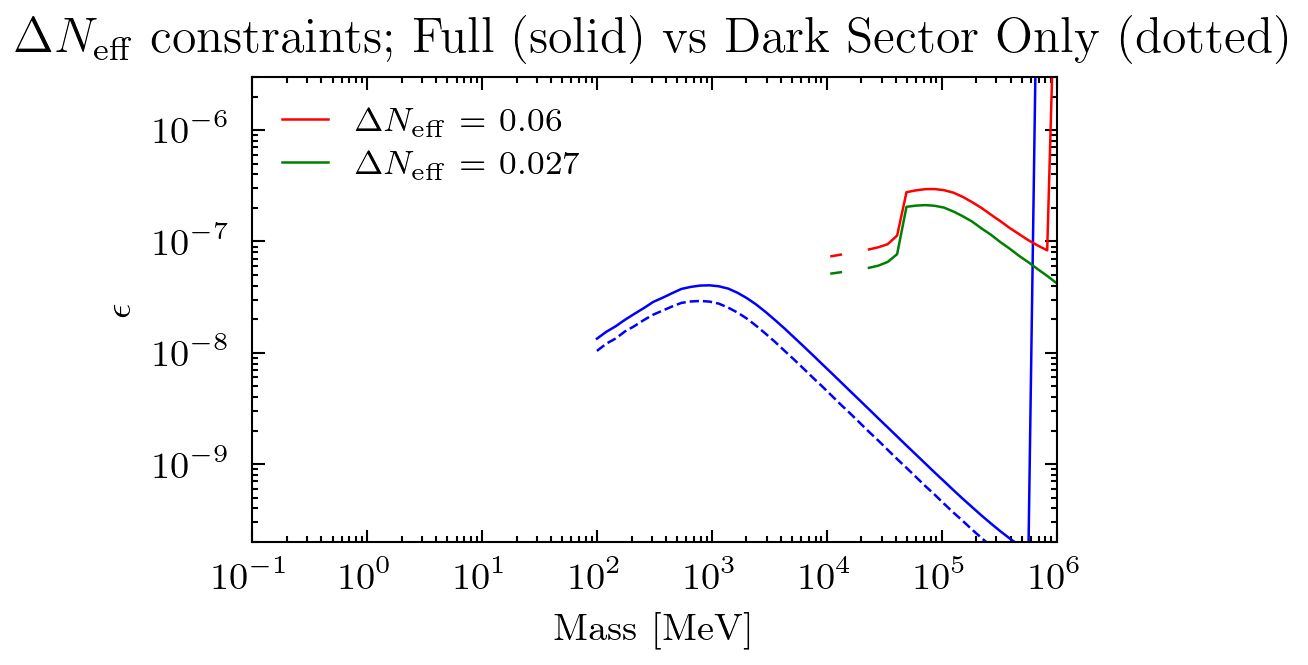
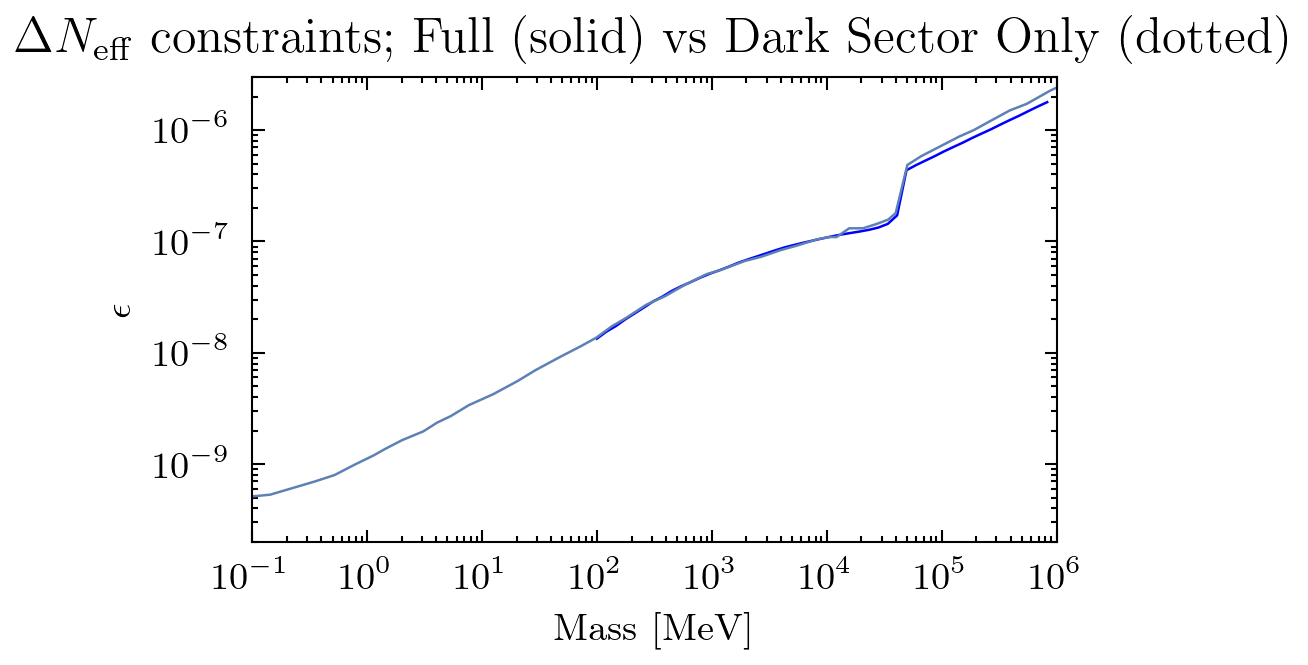
Unified diff of the notebook cell whose output changed from the first chart to the second:
--- before
+++ after
@@ -1,12 +1,12 @@
 plt.plot(dark_electron_masses, Q_Neff_0_06_HL, color='blue', linestyle='solid')
-plt.plot(dark_electron_masses, Q_Neff_0_027_HL, color='blue', linestyle='dashed')
+# plt.plot(dark_electron_masses, Q_Neff_0_027_HL, color='blue', linestyle='dashed')
 
-plt.plot(dark_electron_masses, Q_Neff_0_06_PL, color='red', linestyle='solid', label=r'$\Delta N_{\rm eff}$ = 0.06')
-plt.plot(dark_electron_masses, Q_Neff_0_027_PL, color='green', linestyle='solid', label=r'$\Delta N_{\rm eff}$ = 0.027')
+# plt.plot(dark_electron_masses, Q_Neff_0_06_PL, color='red', linestyle='solid', label=r'$\Delta N_{\rm eff}$ = 0.06')
+# plt.plot(dark_electron_masses, Q_Neff_0_027_PL, color='green', linestyle='solid', label=r'$\Delta N_{\rm eff}$ = 0.027')
 
 # plt.plot(dark_electron_masses, Q_Neff_0_06_PL_DSO, color='red', linestyle='dotted')
 # plt.plot(dark_electron_masses, Q_Neff_0_027_PL_DSO, color='green', linestyle='dotted')
 
-# plt.plot(*shelton_neff_const_0_06)
+plt.plot(*shelton_neff_const_0_06)
 # plt.plot(*shelton_neff_const_0_027)
 
@@ -22,5 +22,5 @@
 plt.title(r'$\Delta N_{\rm eff}$ constraints; Full (solid) vs Dark Sector Only (dotted)')
 
-plt.savefig('../output/figures/delta_neff_constraint_full_vs_dso.pdf')
+# plt.savefig('../output/figures/delta_neff_constraint_full_vs_dso.pdf')
 
 plt.show()

Commit: fixed calculation of photon thermal mass